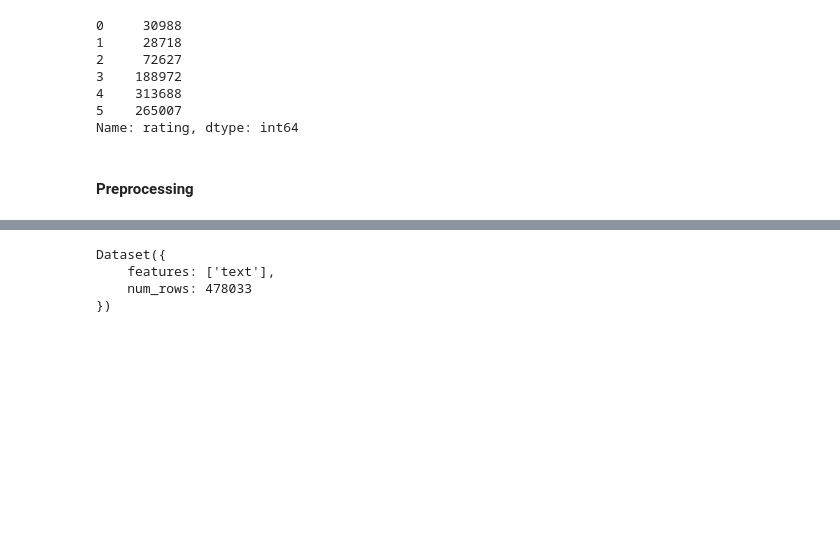
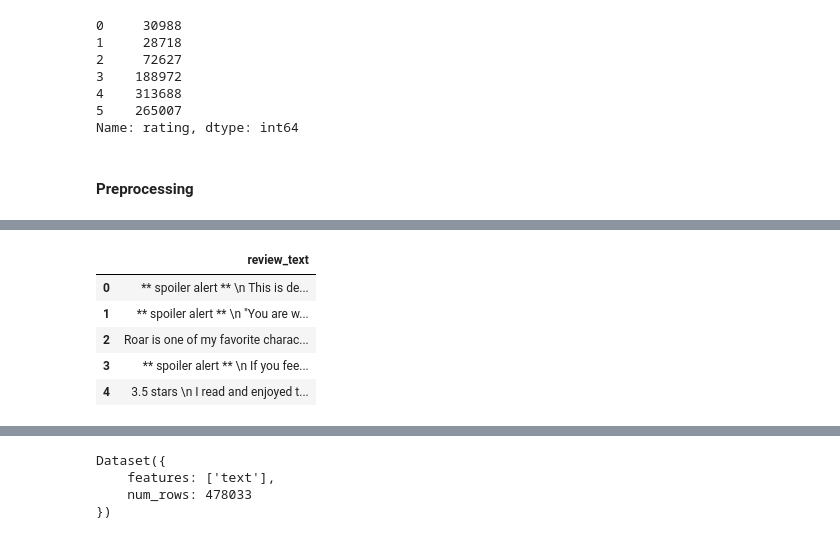
Before and after one commit to terence-yeung/goodreads_books_reviews, a Jupyter notebook: goodreads_books_reviews.ipynb, the cells around one changed output, grey strips where cells are left out. Cells and saved outputs as stored; diff of their text form; code cells hidden in the pictures; blank space fills up the shorter version.

```diff
--- a/goodreads_books_reviews.ipynb
+++ b/goodreads_books_reviews.ipynb
@@ -114,0 +148,9 @@ goodreads_test = goodreads_test.rename_column('review_text', 'text')
+# %%
+goodreads_test_df.head()
+# %% [output]
+|  | review_text |
+| 0 | ** spoiler alert ** \n This is de... |
+| 1 | ** spoiler alert ** \n "You are w... |
+| 2 | Roar is one of my favorite charac... |
+| 3 | ** spoiler alert ** \n If you fee... |
+| 4 | 3.5 stars \n I read and enjoyed t... |
```
Also changed, not shown: parts of 27 cells of this notebook.
